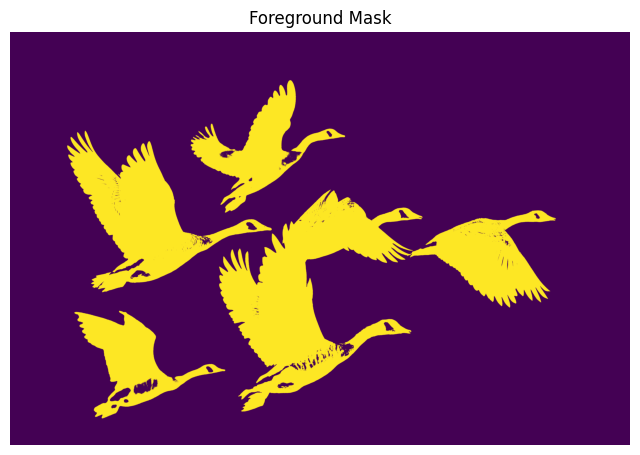
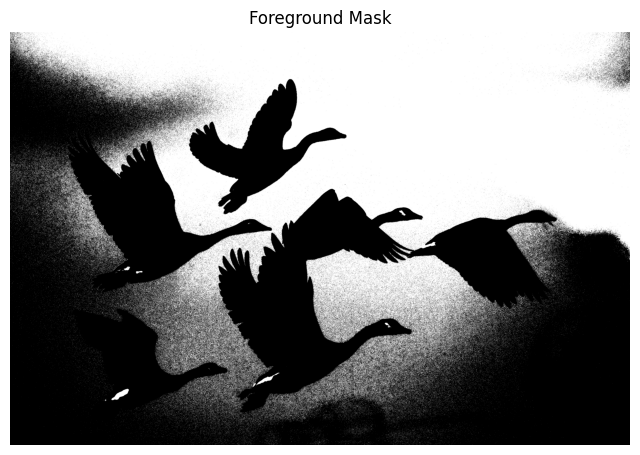
Code edit (unified diff) that turned the first committed figure into the second:
--- before
+++ after
@@ -20,9 +20,9 @@
 plt.figure(figsize=(8, 6))
 plt.title("Foreground Mask")
-plt.imshow(foreground_actual)
+plt.imshow(foreground_actual, cmap='gray')
 plt.axis('off')
 plt.show()
 
-#Doing the same thing fro background images
+#Doing the same thing for background images
 background_indices = [i for i in  range(k)if i not in actual_indices]
 
@@ -40,5 +40,5 @@
 plt.figure(figsize=(8, 6))
 plt.title("Background Mask")
-plt.imshow(background_actual)
+plt.imshow(background_actual , cmap='gray')
 plt.axis('off')
 plt.show()

Commit: Created using Colab